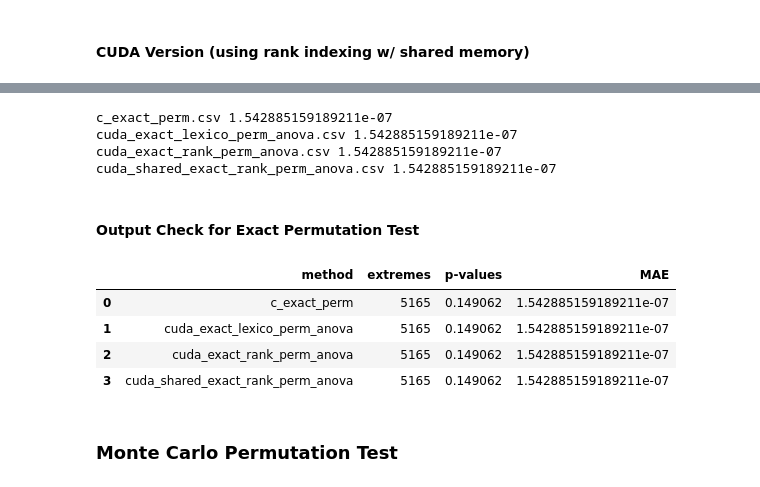
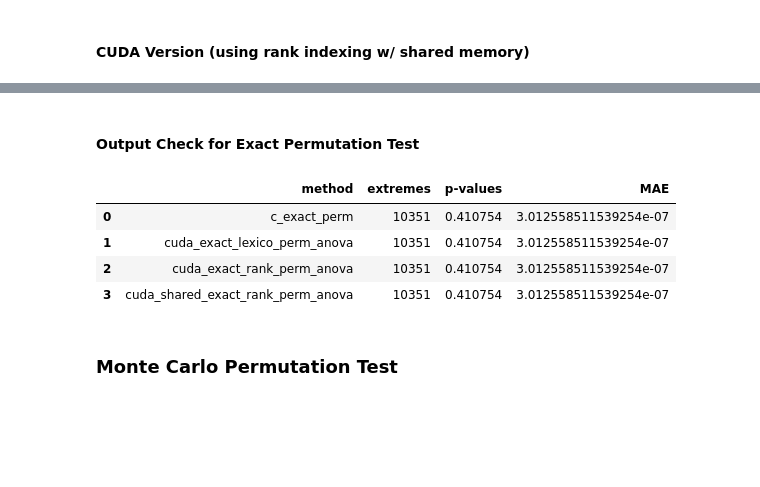
Before and after one commit to KyleCarlo/CUDA-1wayANOVA-Perm, a Jupyter notebook: Permutation_Test_using_One_Way_ANOVA_in_CUDA.ipynb, the cells around one changed output, grey strips where cells are left out. Cells and saved outputs as stored; diff of their text form; code cells hidden in the pictures; blank space fills up the shorter version.

Commit message:
fixed output check

```diff
--- a/Permutation_Test_using_One_Way_ANOVA_in_CUDA.ipynb
+++ b/Permutation_Test_using_One_Way_ANOVA_in_CUDA.ipynb
@@ -19,8 +19,8 @@ print(os.environ["PATH"])
 # %%
 from sklearn.datasets import make_classification
 
-k = 3
-N = 12
+k = 4
+N = 10
 X, y = make_classification(
     n_samples = N,             # row number
     n_features = 5,            # feature numbers
@@ -1321,62 +1321,4 @@ p-value: 0.149062
 Total CPU Page faults: 3
-# %%
-import numpy as np
-from scipy.stats import f_oneway
-
-features = pd.read_csv("dataset.csv",header=None)[0].tolist()
-filenames = [
-    'c_exact_perm.csv',
-    'cuda_exact_lexico_perm_anova.csv',
-    'cuda_exact_rank_perm_anova.csv',
-    'cuda_shared_exact_rank_perm_anova.csv'
-]
-
-for filename in filenames:
-    file_object = open(filename)
-    content = file_object.read()
-    permutations = []
-    f_stats = []
-    indices = []
-    p_value = 0.0
-    extreme_count = 0
-    for i, row in enumerate(content.split('\n')):
-        if i < 10:
-            permutations.append(row[:-1])
-        elif i < 20:
-            index, f = row.split(',')
-            indices.append(int(index))
-            f_stats.append(float(f))
-        elif row != '':
-            extreme_count, p_value = row.split(',')
-            extreme_count = int(extreme_count)
-            p_value = float(p_value)
-    permutations = np.array(permutations)
-    f_stats = np.array(f_stats)
-    indices = np.array(indices)
-    output_df = pd.DataFrame(np.vstack([indices, permutations, f_stats])).T
-    output_df.columns = ['i', 'perm', 'f']
-    output_df['i'] = output_df['i'].astype(int)
-    output_df['f'] = output_df['f'].astype(float)
-    actual_fs = []
-    for perm in output_df['perm']:
-        permuted_df = pd.DataFrame(np.vstack([np.array(perm.split(',')), features])).T
-        permuted_df[0] = permuted_df[0].astype(int)
-        permuted_df[1] = permuted_df[1].astype(float)
-        keys = permuted_df[0].unique().tolist()
-        input_features = []
-        for key in keys:
-            group_feature = permuted_df[permuted_df[0] == key][1].tolist()
-            input_features.append(group_feature)
-        actual_f, _ = f_oneway(input_features[0], input_features[1], input_features[2])
-        actual_fs.append(float(actual_f))
-    output_df['actual_f'] = actual_fs
-    output_df['abs_error'] = abs(output_df['actual_f'] - output_df['f'])
-    print(filename, output_df['abs_error'].sum() / output_df.shape[0])
-# %% [output]
-c_exact_perm.csv 1.542885159189211e-07
-cuda_exact_lexico_perm_anova.csv 1.542885159189211e-07
-cuda_exact_rank_perm_anova.csv 1.542885159189211e-07
-cuda_shared_exact_rank_perm_anova.csv 1.542885159189211e-07
 # %% [markdown]
 #### Output Check for Exact Permutation Test
 # %%
@@ -1417,38 +1359,38 @@ for filename in filenames:
     indices = np.array(indices)
     output_df = pd.DataFrame(np.vstack([indices, permutations, f_stats])).T
     output_df.columns = ['i', 'perm', 'f']
     output_df['i'] = output_df['i'].astype(int)
     output_df['f'] = output_df['f'].astype(float)
     actual_fs = []
     for perm in output_df['perm']:
         permuted_df = pd.DataFrame(np.vstack([np.array(perm.split(',')), features])).T
         permuted_df[0] = permuted_df[0].astype(int)
         permuted_df[1] = permuted_df[1].astype(float)
         keys = permuted_df[0].unique().tolist()
         input_features = []
         for key in keys:
             group_feature = permuted_df[permuted_df[0] == key][1].tolist()
             input_features.append(group_feature)
-        actual_f, _ = f_oneway(input_features[0], input_features[1], input_features[2])
+        actual_f, _ = f_oneway(*input_features)
         actual_fs.append(float(actual_f))
     output_df['actual_f'] = actual_fs
     output_df['abs_error'] = abs(output_df['actual_f'] - output_df['f'])
     maes.append(output_df['abs_error'].sum() / output_df.shape[0])
 filenames = np.array(filenames)
 extreme_counts = np.array(extreme_counts)
 p_values = np.array(p_values)
 maes = np.array(maes)
 
 compiled_df = pd.DataFrame(np.vstack([filenames, extreme_counts, p_values, maes])).T
 compiled_df.columns = ['method', 'extremes', 'p-values', 'MAE']
 compiled_df['method'] = compiled_df['method'].apply(lambda x: x[:-4])
 compiled_df
 # %% [output]
 |  | method | extremes | p-values | MAE |
-| 0 | c_exact_perm | 5165 | 0.149062 | 1.542885159189211e-07 |
-| 1 | cuda_exact_lexico_perm_anova | 5165 | 0.149062 | 1.542885159189211e-07 |
-| 2 | cuda_exact_rank_perm_anova | 5165 | 0.149062 | 1.542885159189211e-07 |
-| 3 | cuda_shared_exact_rank_perm_anova | 5165 | 0.149062 | 1.542885159189211e-07 |
+| 0 | c_exact_perm | 10351 | 0.410754 | 3.012558511539254e-07 |
+| 1 | cuda_exact_lexico_perm_anova | 10351 | 0.410754 | 3.012558511539254e-07 |
+| 2 | cuda_exact_rank_perm_anova | 10351 | 0.410754 | 3.012558511539254e-07 |
+| 3 | cuda_shared_exact_rank_perm_anova | 10351 | 0.410754 | 3.012558511539254e-07 |
 # %% [markdown]
 ### Monte Carlo Permutation Test
 # %% [markdown]
```
Also changed, not shown: parts of 17 cells of this notebook.
